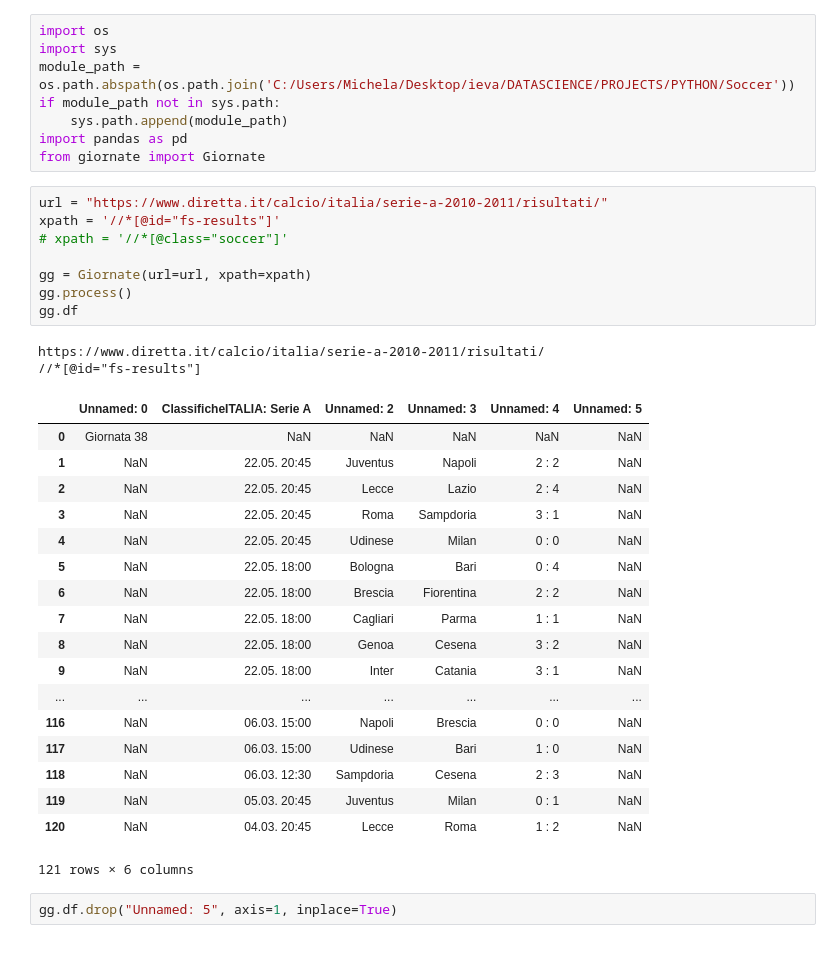
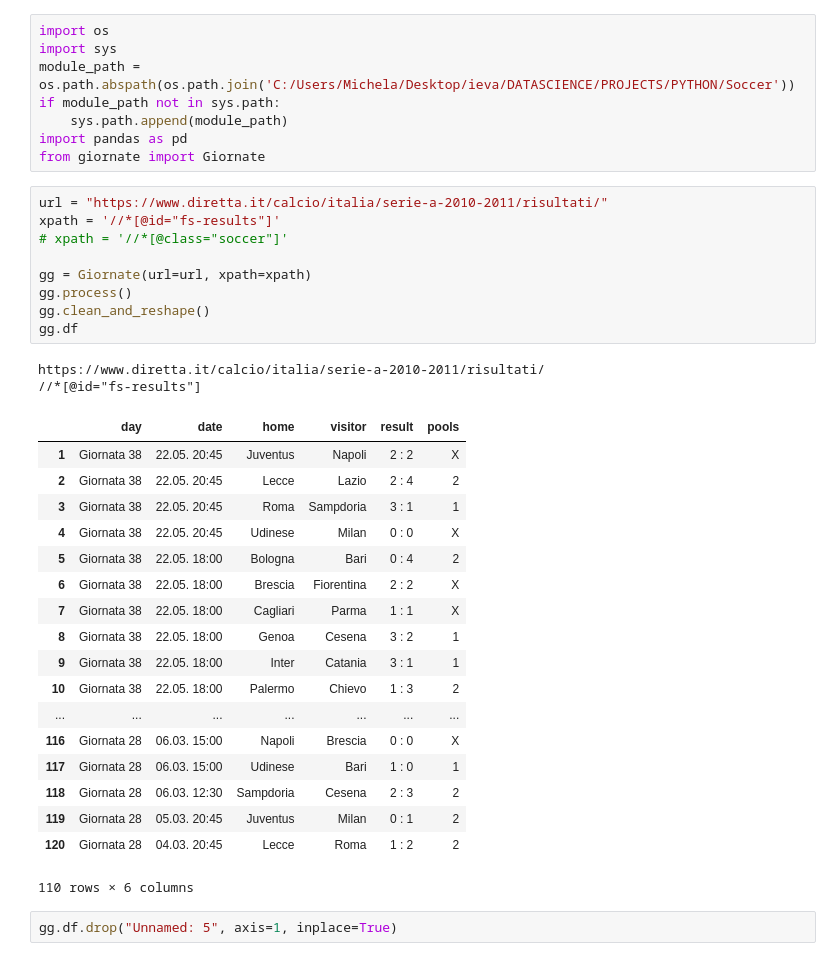
Before and after one commit to AndreaCaliandro/Soccer, a Jupyter notebook: giornate.ipynb, the cells around one changed output. Saved outputs shown, nothing was run; the diff lists cells and outputs as text.

Commit message:
Definition of a new function to clean and reshape data

```diff
--- a/giornate.ipynb
+++ b/giornate.ipynb
@@ -9,32 +9,33 @@ from giornate import Giornate
 # %%
 url = "https://www.diretta.it/calcio/italia/serie-a-2010-2011/risultati/"
 xpath = '//*[@id="fs-results"]'
 # xpath = '//*[@class="soccer"]'
 
 gg = Giornate(url=url, xpath=xpath)
 gg.process()
+gg.clean_and_reshape()
 gg.df
 # %% [output]
 https://www.diretta.it/calcio/italia/serie-a-2010-2011/risultati/
 //*[@id="fs-results"]
-|  | Unnamed: 0 | ClassificheITALIA: Serie A | Unnamed: 2 | Unnamed: 3 | Unnamed: 4 | Unnamed: 5 |
-| 0 | Giornata 38 | NaN | NaN | NaN | NaN | NaN |
-| 1 | NaN | 22.05. 20:45 | Juventus | Napoli | 2 : 2 | NaN |
-| 2 | NaN | 22.05. 20:45 | Lecce | Lazio | 2 : 4 | NaN |
-| 3 | NaN | 22.05. 20:45 | Roma | Sampdoria | 3 : 1 | NaN |
-| 4 | NaN | 22.05. 20:45 | Udinese | Milan | 0 : 0 | NaN |
-| 5 | NaN | 22.05. 18:00 | Bologna | Bari | 0 : 4 | NaN |
-| 6 | NaN | 22.05. 18:00 | Brescia | Fiorentina | 2 : 2 | NaN |
-| 7 | NaN | 22.05. 18:00 | Cagliari | Parma | 1 : 1 | NaN |
-| 8 | NaN | 22.05. 18:00 | Genoa | Cesena | 3 : 2 | NaN |
-| 9 | NaN | 22.05. 18:00 | Inter | Catania | 3 : 1 | NaN |
+|  | day | date | home | visitor | result | pools |
+| 1 | Giornata 38 | 22.05. 20:45 | Juventus | Napoli | 2 : 2 | X |
+| 2 | Giornata 38 | 22.05. 20:45 | Lecce | Lazio | 2 : 4 | 2 |
+| 3 | Giornata 38 | 22.05. 20:45 | Roma | Sampdoria | 3 : 1 | 1 |
+| 4 | Giornata 38 | 22.05. 20:45 | Udinese | Milan | 0 : 0 | X |
+| 5 | Giornata 38 | 22.05. 18:00 | Bologna | Bari | 0 : 4 | 2 |
+| 6 | Giornata 38 | 22.05. 18:00 | Brescia | Fiorentina | 2 : 2 | X |
+| 7 | Giornata 38 | 22.05. 18:00 | Cagliari | Parma | 1 : 1 | X |
+| 8 | Giornata 38 | 22.05. 18:00 | Genoa | Cesena | 3 : 2 | 1 |
+| 9 | Giornata 38 | 22.05. 18:00 | Inter | Catania | 3 : 1 | 1 |
+| 10 | Giornata 38 | 22.05. 18:00 | Palermo | Chievo | 1 : 3 | 2 |
 | ... | ... | ... | ... | ... | ... | ... |
-| 116 | NaN | 06.03. 15:00 | Napoli | Brescia | 0 : 0 | NaN |
-| 117 | NaN | 06.03. 15:00 | Udinese | Bari | 1 : 0 | NaN |
-| 118 | NaN | 06.03. 12:30 | Sampdoria | Cesena | 2 : 3 | NaN |
-| 119 | NaN | 05.03. 20:45 | Juventus | Milan | 0 : 1 | NaN |
-| 120 | NaN | 04.03. 20:45 | Lecce | Roma | 1 : 2 | NaN |
+| 116 | Giornata 28 | 06.03. 15:00 | Napoli | Brescia | 0 : 0 | X |
+| 117 | Giornata 28 | 06.03. 15:00 | Udinese | Bari | 1 : 0 | 1 |
+| 118 | Giornata 28 | 06.03. 12:30 | Sampdoria | Cesena | 2 : 3 | 2 |
+| 119 | Giornata 28 | 05.03. 20:45 | Juventus | Milan | 0 : 1 | 2 |
+| 120 | Giornata 28 | 04.03. 20:45 | Lecce | Roma | 1 : 2 | 2 |
-121 rows × 6 columns
+110 rows × 6 columns
 # %%
 gg.df.drop("Unnamed: 5", axis=1, inplace=True)
 # %%
```
Also changed, not shown: 1 other file.
